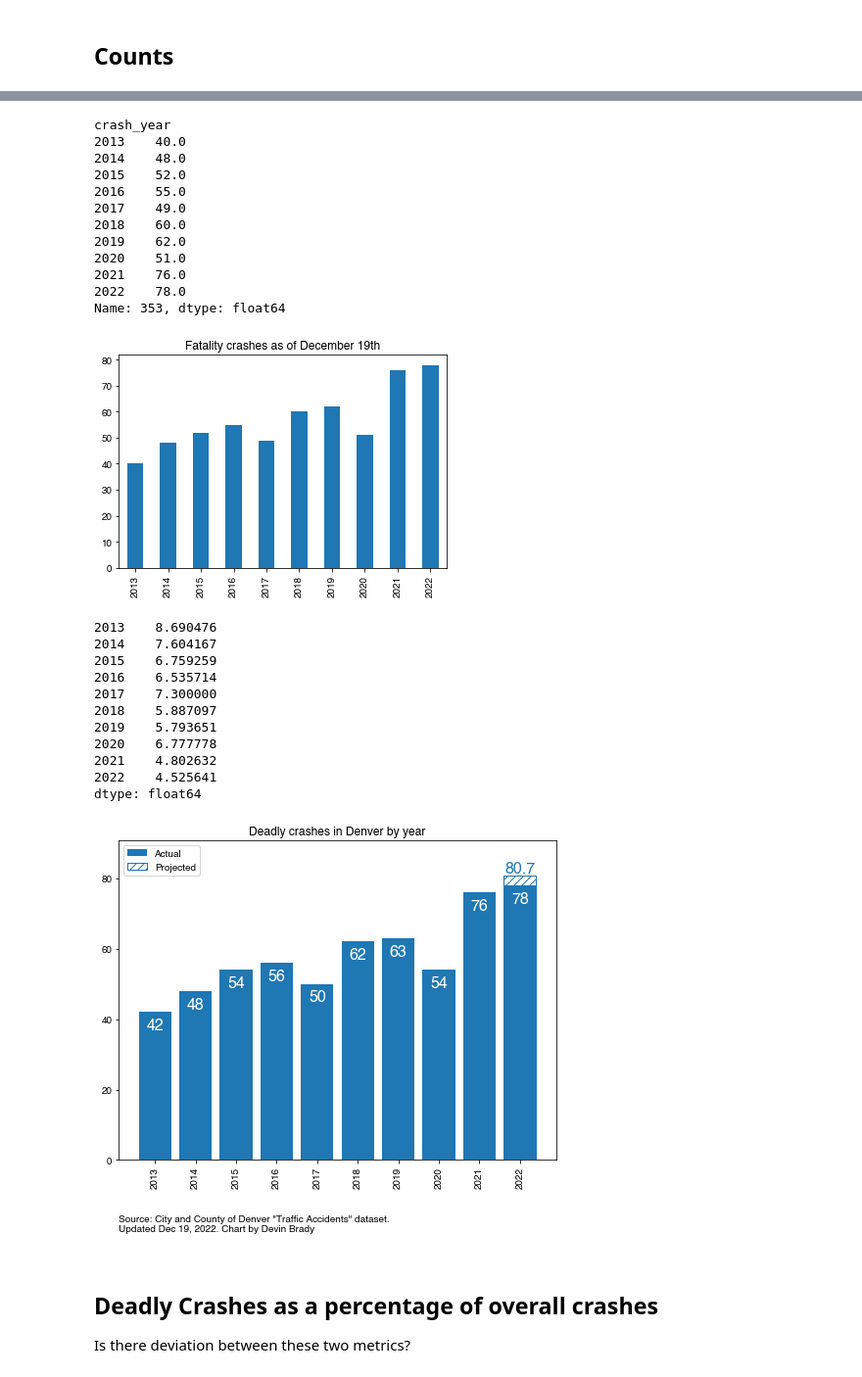
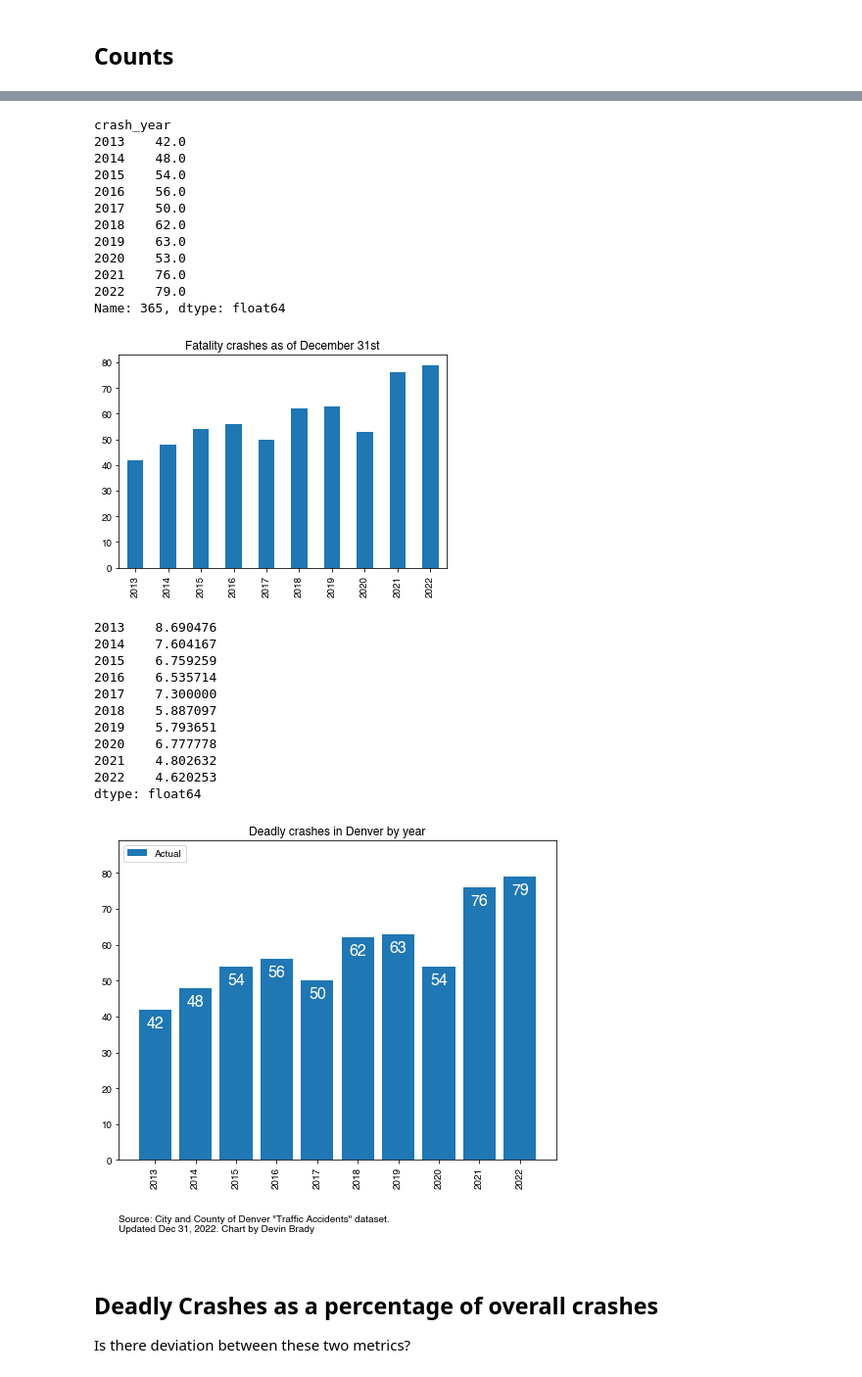
Before and after one commit to devinbrady/denver-street-data, a Jupyter notebook: Deadly_Crashes_by_Year.ipynb, the cells around one changed output, grey strips where cells are left out. Shown at 98% size. Saved outputs shown, nothing was run; the diff lists cells and outputs as text; code cells hidden in the pictures.

```diff
--- a/Deadly_Crashes_by_Year.ipynb
+++ b/Deadly_Crashes_by_Year.ipynb
@@ -33,4 +33,6 @@ Wall time: 11.7 s
 # %%
+df = df[df.reported_date.dt.year < 2023].copy()
+
 # Aggregate fatality crashes by year and day of year
 
 crashes_by_day_of_year = pd.pivot_table(
@@ -184,18 +186,18 @@ _ = plt.xlabel('')
 running_total_crashes.loc[max_day_of_year]
 # %% [output]
 crash_year
-2013    40.0
+2013    42.0
 2014    48.0
-2015    52.0
-2016    55.0
-2017    49.0
-2018    60.0
-2019    62.0
-2020    51.0
+2015    54.0
+2016    56.0
+2017    50.0
+2018    62.0
+2019    63.0
+2020    53.0
 2021    76.0
-2022    78.0
-Name: 353, dtype: float64
+2022    79.0
+Name: 365, dtype: float64
-[figure, old version]
+[figure, new version]
 # %%
 days_per_fatality_crash = days_in_year / fatality_crashes_by_year
 days_per_fatality_crash
@@ -209,20 +211,20 @@ days_per_fatality_crash
 2019    5.793651
 2020    6.777778
 2021    4.802632
-2022    4.525641
+2022    4.620253
 dtype: float64
 # %%
 # Fatality crashes per year, current year projected
 fig, ax = plt.subplots(figsize=(8,6))
 
-ax.bar(
-    x=this_year
-    , height=projected_fatality_crashes_by_year[this_year]
-    , hatch='///'
-    , fill=False
-    , edgecolor=TABLEAU_COLORS['tab:blue']
-    , label='Projected'
-)
+# ax.bar(
+#     x=this_year
+#     , height=projected_fatality_crashes_by_year[this_year]
+#     , hatch='///'
+#     , fill=False
+#     , edgecolor=TABLEAU_COLORS['tab:blue']
+#     , label='Projected'
+# )
 
 ax.bar(
     x=fatality_crashes_by_year.index
@@ -236,45 +238,46 @@ ax.set_xticks(fatality_crashes_by_year.index, fontcolor='white')
 for year in sorted(df.crash_year.unique()):
     plt.text(
         x=year
         , y=fatality_crashes_by_year[year] - 5
         , s=fatality_crashes_by_year[year]
         , ha='center'
         , color='white'
         , fontsize=16
         , fontweight='bold'
     )
 
-    if year == this_year:
-        plt.text(
-            x=year
-            , y=projected_fatality_crashes_by_year[year] + 1
-            , s='{:.1f}'.format(projected_fatality_crashes_by_year[year])
-            , ha='center'
-            , color=TABLEAU_COLORS['tab:blue']
-            , fontsize=16
-            , fontweight='bold'
-        )
+#     if year == this_year:
+#         plt.text(
+#             x=year
+#             , y=projected_fatality_crashes_by_year[year] + 1
+#             , s='{:.1f}'.format(projected_fatality_crashes_by_year[year])
+#             , ha='center'
+#             , color=TABLEAU_COLORS['tab:blue']
+#             , fontsize=16
+#             , fontweight='bold'
+#         )
 
 plt.ylim([0, projected_fatality_crashes_by_year[this_year] + 10])
 # ax.tick_params(axis='x' ,direction='in', pad=-50, rotation=90, colors='white', labelsize=16)
 # ax.xaxis.label.set_color('white')
 ax.tick_params(axis='x', rotation=90)
 plt.title(f'Deadly crashes in Denver by year')
 
 citation = f"""
 Source: City and County of Denver "Traffic Accidents" dataset.
 Updated {df.reported_date.max().strftime('%b %-d, %Y')}. Chart by Devin Brady
 """
 
 ax.annotate(xy=(0, -0.2), text=citation, xycoords='axes fraction', ha='left', va='center')
 
 handles, labels = plt.gca().get_legend_handles_labels()
-order = [1,0]
+# order = [1,0]
+order = [0]
 plt.legend([handles[idx] for idx in order],[labels[idx] for idx in order], loc='upper left')
 
 _ = plt.savefig('images/deadly_crashes_barplot.png', transparent=False, facecolor='white', bbox_inches='tight')
 # %% [output]
-[figure, old version]
+[figure, new version]
 # %% [markdown]
 ## Deadly Crashes as a percentage of overall crashes
 
```
Also changed, not shown: parts of 13 cells of this notebook, 2 other files.
